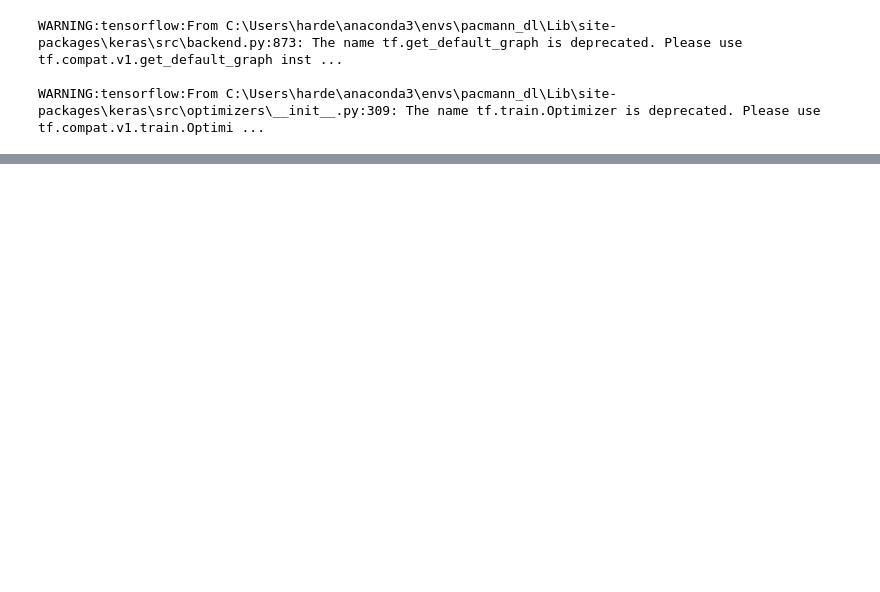
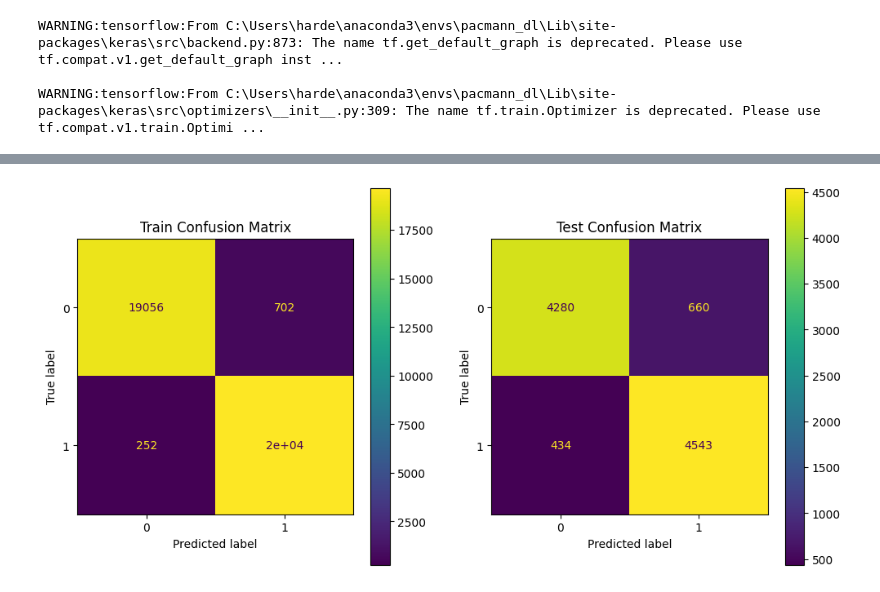
Before and after one commit to hardefarogonondo/IMDb-sentiment-prediction-engine, a Jupyter notebook: notebooks/3_model_training_and_evaluation/model_training_and_evaluation.ipynb, the cells around one changed output, grey strips where cells are left out. Saved outputs shown, nothing was run; the diff lists cells and outputs as text; code cells hidden in the pictures; blank space fills up the shorter version.

Commit message:
Finished modeling notebook updated

```diff
--- a/notebooks/3_model_training_and_evaluation/model_training_and_evaluation.ipynb
+++ b/notebooks/3_model_training_and_evaluation/model_training_and_evaluation.ipynb
@@ -285,7 +301,4 @@ plot_roc_curve(model, X_train_pad, y_train, X_test_pad, y_test)
 # %%
-from kerastuner import HyperModel
-from keras.layers import Dropout
-
 class LSTMHyperModel(HyperModel):
     def __init__(self, max_vocab_size, max_length):
         self.max_vocab_size = max_vocab_size
@@ -293,30 +306,23 @@ class LSTMHyperModel(HyperModel):
 
     def build(self, hp):
         model = Sequential()
-        model.add(Embedding(self.max_vocab_size, hp.Int('embedding_dim', 32, 128, step=32), input_length=self.max_length))
-        model.add(LSTM(hp.Int('lstm_units', 32, 128, step=32)))
-        model.add(Dropout(hp.Float('dropout_rate', 0.1, 0.5, step=0.1)))
+        model.add(Embedding(self.max_vocab_size,
+                            hp.Int('embedding_dim', 64, 128, step=64),
+                            input_length=self.max_length))
+        model.add(LSTM(hp.Int('lstm_units', 64, 128, step=64)))
+        model.add(Dropout(hp.Float('dropout_rate', 0.2, 0.4, step=0.2)))
         model.add(Dense(1, activation='sigmoid'))
-        model.compile(optimizer=hp.Choice('optimizer', ['adam', 'rmsprop']),
+        model.compile(optimizer=hp.Choice('optimizer', ['adam']),
                       loss='binary_crossentropy',
                       metrics=['accuracy'])
         return model
-
-from kerastuner.tuners import RandomSearch
-
-hypermodel = LSTMHyperModel(max_vocab_size=max_vocab_size, max_length=max_length)
-
-tuner = RandomSearch(
-    hypermodel,
-    objective='val_accuracy',
-    max_trials=10,
-    executions_per_trial=2,
-    directory='my_dir',
-    project_name='hparam_tuning'
-)
-
-tuner.search(X_train_pad, y_train, epochs=10, validation_data=(X_test_pad, y_test))
-
-best_model = tuner.get_best_models(num_models=1)[0]
-loss, accuracy = best_model.evaluate(X_test_pad, y_test)
-print(f"Test Accuracy: {accuracy*100:.2f}%")
+# %%
+hypermodel = LSTMHyperModel(max_vocab_size=max_vocab_size, max_length=max_length)
+tuner = Hyperband(
+    hypermodel,
+    objective='val_accuracy',
+    max_epochs=10,
+    factor=5,
+    directory='../../models/logs',
+    project_name='hyperband_tuning'
+)
@@ -322,0 +354,3 @@ print(f"Test Accuracy: {accuracy*100:.2f}%")
+# %%
+display_confusion_matrix(best_model, X_train_pad, y_train, X_test_pad, y_test)
+# %% [output]
@@ -322,0 +359 @@ print(f"Test Accuracy: {accuracy*100:.2f}%")
+[figure, added]
```
Also changed, not shown: parts of 32 cells of this notebook.
